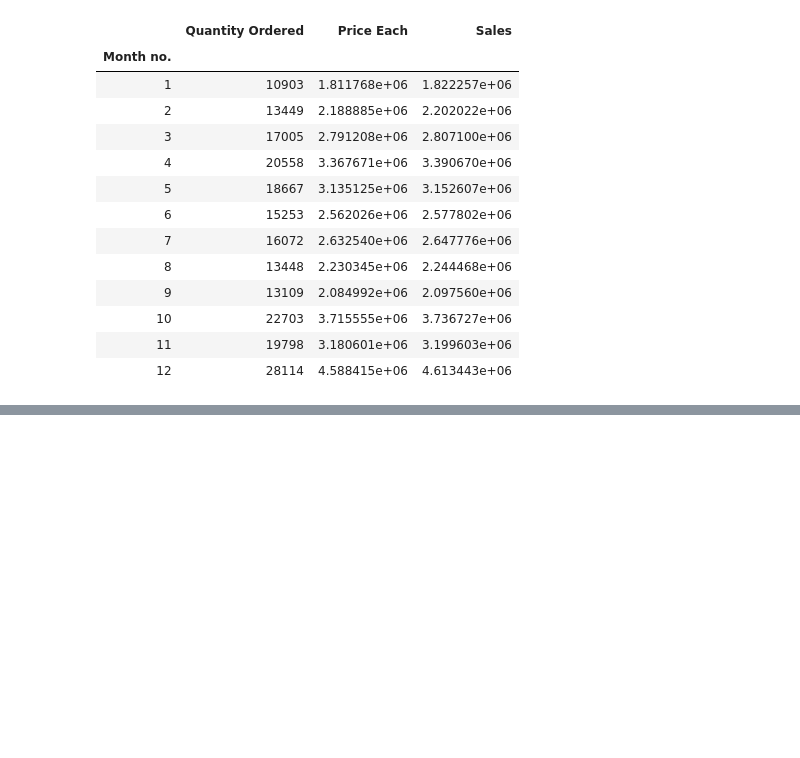
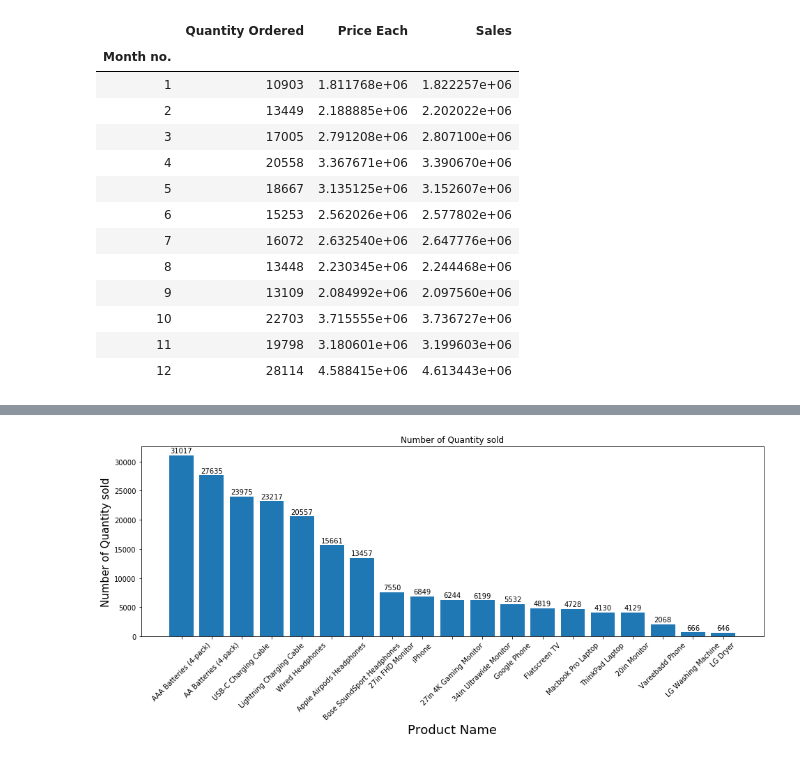
Before and after one commit to gandhikaran/Notebooks, a Jupyter notebook: Pandas-Data-Science-Tasks-master/Sales_analysis.ipynb, the cells around one changed output, grey strips where cells are left out. Saved outputs shown, nothing was run; the diff lists cells and outputs as text; code cells hidden in the pictures; blank space fills up the shorter version.

```diff
--- a/Pandas-Data-Science-Tasks-master/Sales_analysis.ipynb
+++ b/Pandas-Data-Science-Tasks-master/Sales_analysis.ipynb
@@ -193,0 +357,3 @@ plt.show()
+# %%
+results = all_data.groupby('Product').sum().sort_values('Quantity Ordered', ascending = False)
+results
@@ -193,0 +379,14 @@ plt.show()
+# %%
+plt.figure(figsize = (16,5))
+plt.bar(results.index,results['Quantity Ordered'])
+plt.xticks(rotation = 45)
+plt.ylabel('Number of Quantity sold',size = 15)
+plt.xlabel('Product Name',size = 18)
+plt.title('Number of Quantity sold')
+
+for i,j in enumerate(results.index):
+    plt.text(i, results['Quantity Ordered'].loc[j]+800, results['Quantity Ordered'].loc[j], horizontalalignment='center', verticalalignment='center')
+
+plt.show()
+# %% [output]
+[figure, added]
```
Also changed, not shown: parts of 25 cells of this notebook, 2 other files.
